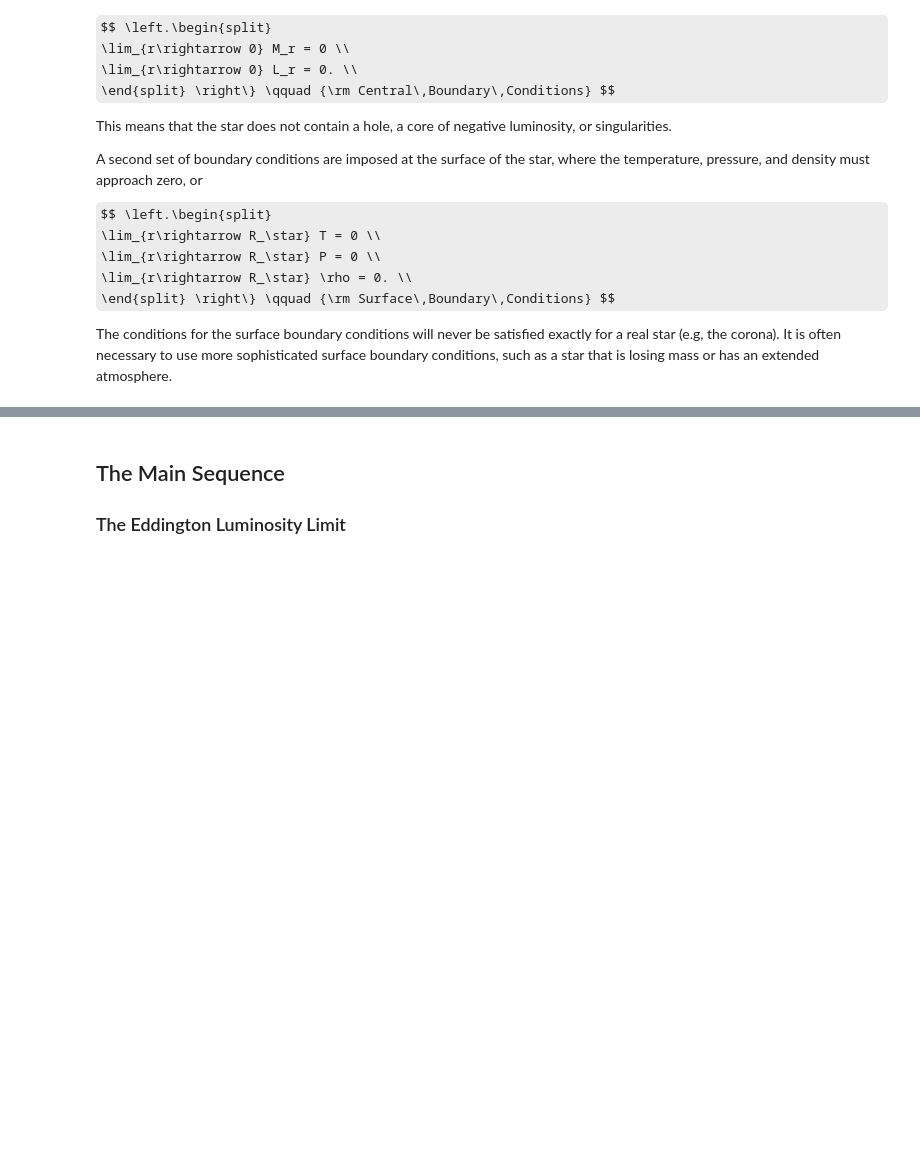
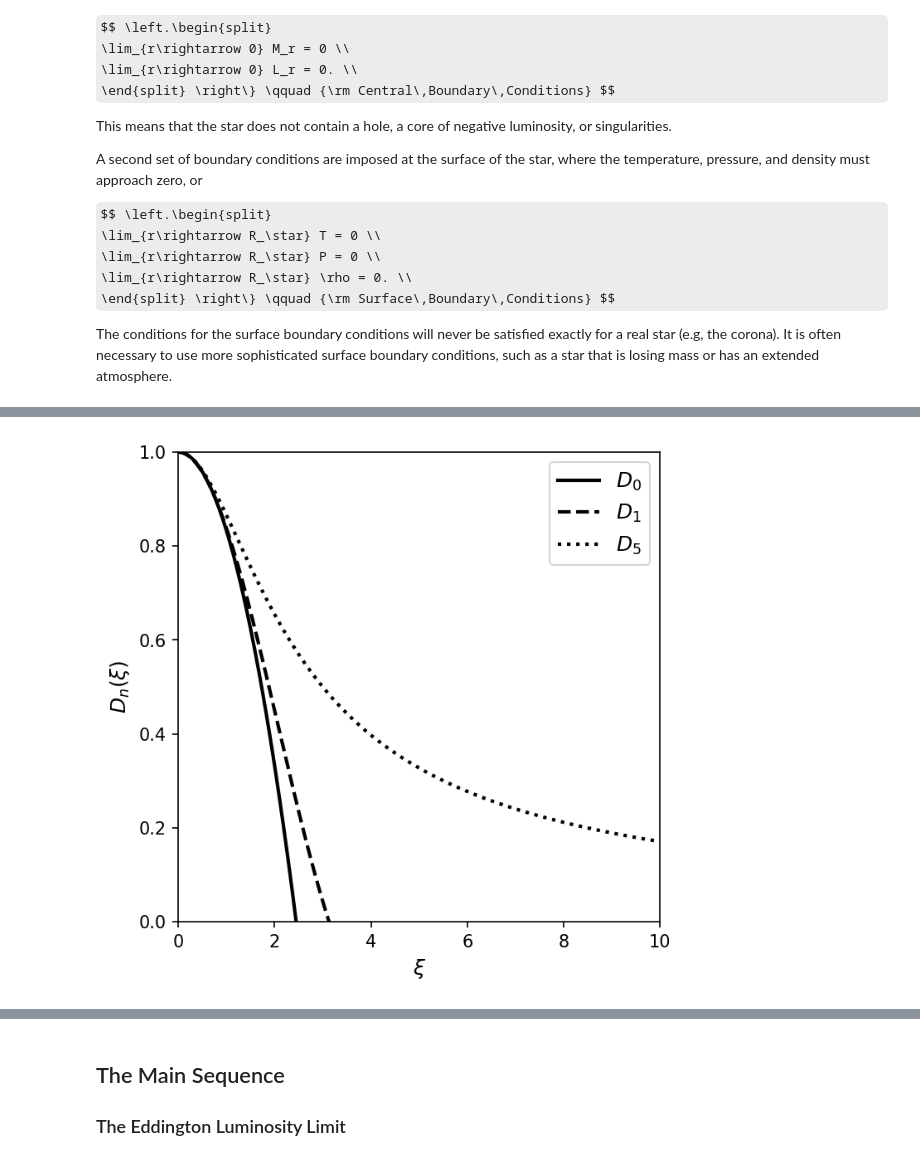
Before and after one commit to saturnaxis/ModernAstro, a Jupyter notebook: docs/_sources/Chapter_11/interiors-of-stars.ipynb, the cells around one changed output, grey strips where cells are left out. Drawn from its saved outputs; the diff is of its cells as text; code cells hidden in the pictures; some formulas as TeX source; blank space fills up the shorter version.

```diff
--- a/docs/_sources/Chapter_11/interiors-of-stars.ipynb
+++ b/docs/_sources/Chapter_11/interiors-of-stars.ipynb
@@ -1314,0 +1448,38 @@ The conditions for the surface boundary conditions will never be satisfied exact
+# %%
+import matplotlib.pyplot as plt
+import numpy as np
+
+def density_scaling_func(n,xi):
+    D_n = -np.ones(len(xi))
+    if n == 0:
+        D_n = 1-xi**2/6
+    elif n==1:
+        sinc = np.sin(xi[1:])/xi[1:]
+        sinc_rng = np.where(np.logical_and(xi<=np.pi,xi>0))[0]
+        D_n[sinc_rng] = sinc[sinc_rng]
+        D_n[0] = 1.
+    elif n==5:
+        D_n = 1./np.sqrt(1+xi**2/3.)
+    return D_n
+
+aspect = 1
+width = 5
+fs = 'large'
+
+xi = np.arange(0,10,0.01) #range in xi
+
+fig = plt.figure(figsize=(aspect*width,width),dpi=150)
+ax = fig.add_subplot(111)
+
+ax.plot(xi,density_scaling_func(0,xi),'k-',lw=2,label="$D_0$")
+ax.plot(xi,density_scaling_func(1,xi),'k--',lw=2,label="$D_1$")
+ax.plot(xi,density_scaling_func(5,xi),'k:',lw=2,label="$D_5$")
+
+ax.legend(loc='best',fontsize=fs)
+
+ax.set_xlabel("$\\xi$",fontsize=fs)
+ax.set_ylabel("$D_n(\\xi)$",fontsize=fs)
+ax.set_xlim(0,10)
+ax.set_ylim(0,1);
+# %% [output]
+[figure, added]
```
Also changed, not shown: parts of 9 cells of this notebook, 3 other files.
